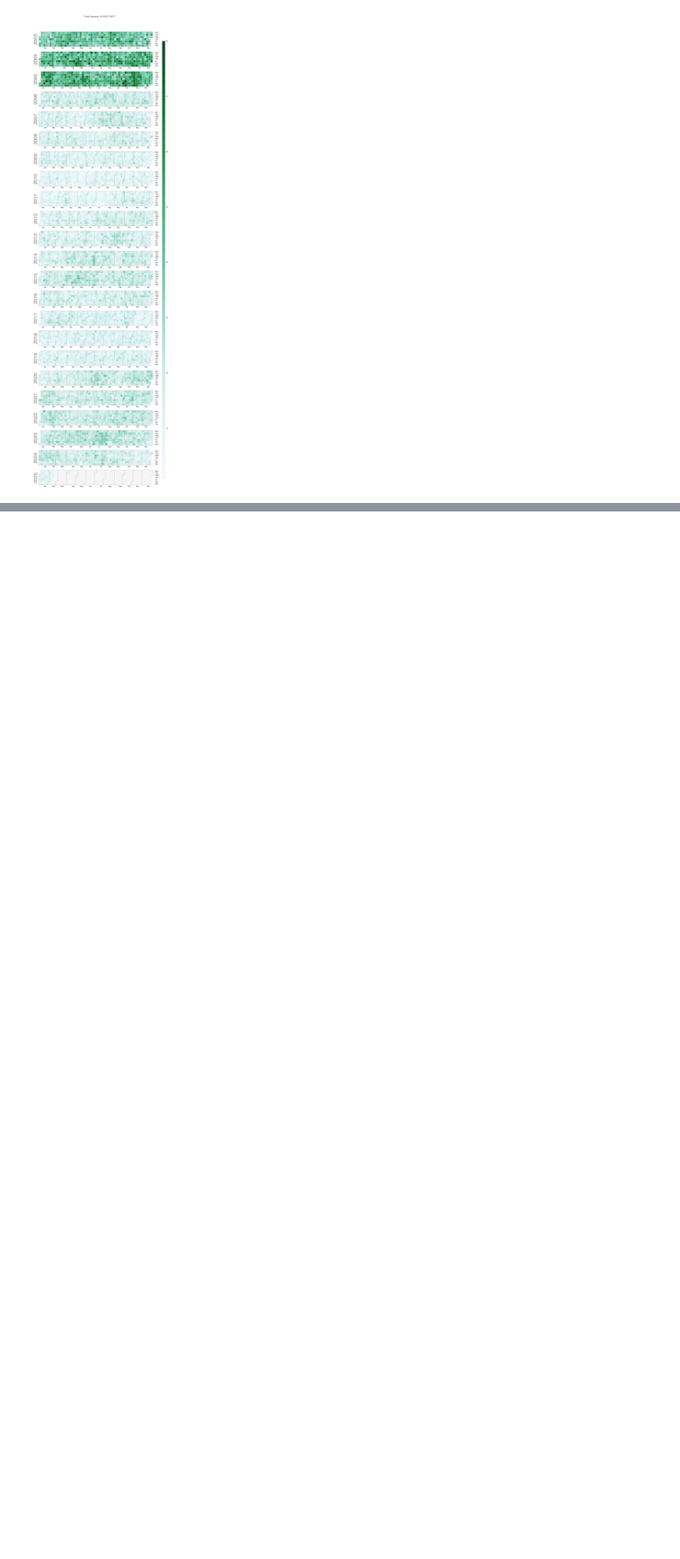
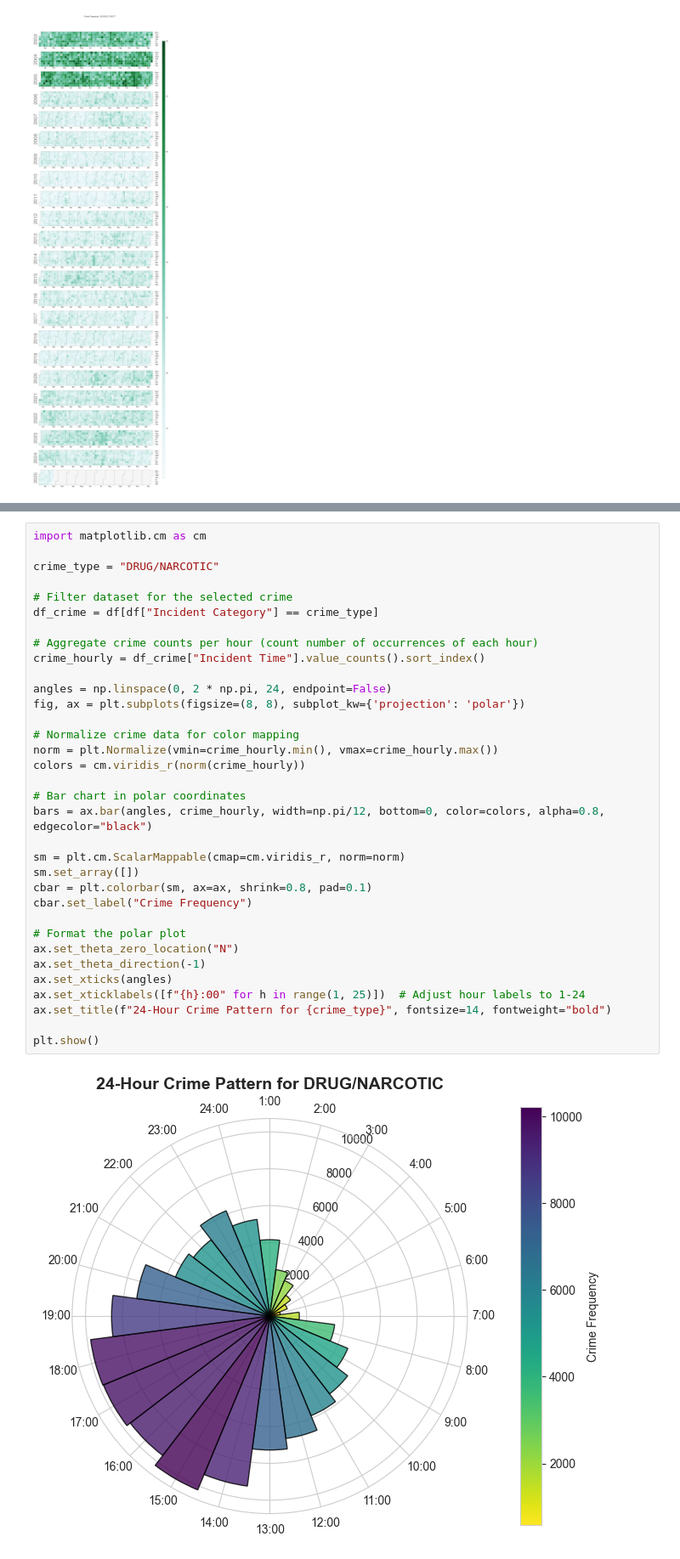
Before and after one commit to Jawsen/Social_Data, a Jupyter notebook: Assignment-1/assignment1.ipynb, the cells around one changed output, grey strips where cells are left out. Shown at 85% size. Drawn from its saved outputs; the diff is of its cells as text; blank space fills up the shorter version.

```diff
--- a/Assignment-1/assignment1.ipynb
+++ b/Assignment-1/assignment1.ipynb
@@ -231,0 +234,36 @@ plt.show()
+# %%
+import matplotlib.cm as cm
+
+crime_type = "DRUG/NARCOTIC"
+
+# Filter dataset for the selected crime
+df_crime = df[df["Incident Category"] == crime_type]
+
+# Aggregate crime counts per hour (count number of occurrences of each hour)
+crime_hourly = df_crime["Incident Time"].value_counts().sort_index()
+
+angles = np.linspace(0, 2 * np.pi, 24, endpoint=False)
+fig, ax = plt.subplots(figsize=(8, 8), subplot_kw={'projection': 'polar'})
+
+# Normalize crime data for color mapping
+norm = plt.Normalize(vmin=crime_hourly.min(), vmax=crime_hourly.max())
+colors = cm.viridis_r(norm(crime_hourly))
+
+# Bar chart in polar coordinates
+bars = ax.bar(angles, crime_hourly, width=np.pi/12, bottom=0, color=colors, alpha=0.8, edgecolor="black")
+
+sm = plt.cm.ScalarMappable(cmap=cm.viridis_r, norm=norm)
+sm.set_array([])
+cbar = plt.colorbar(sm, ax=ax, shrink=0.8, pad=0.1)
+cbar.set_label("Crime Frequency")
+
+# Format the polar plot
+ax.set_theta_zero_location("N")
+ax.set_theta_direction(-1)
+ax.set_xticks(angles)
+ax.set_xticklabels([f"{h}:00" for h in range(1, 25)])  # Adjust hour labels to 1-24
+ax.set_title(f"24-Hour Crime Pattern for {crime_type}", fontsize=14, fontweight="bold")
+
+plt.show()
+# %% [output]
+[figure, added]
```
Also changed, not shown: parts of 51 cells of this notebook.
